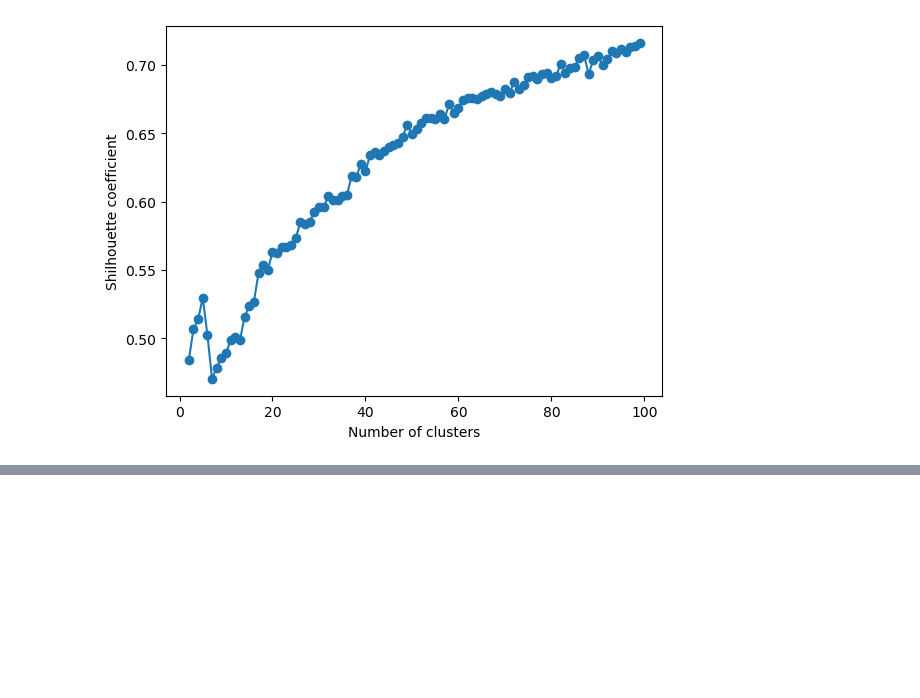
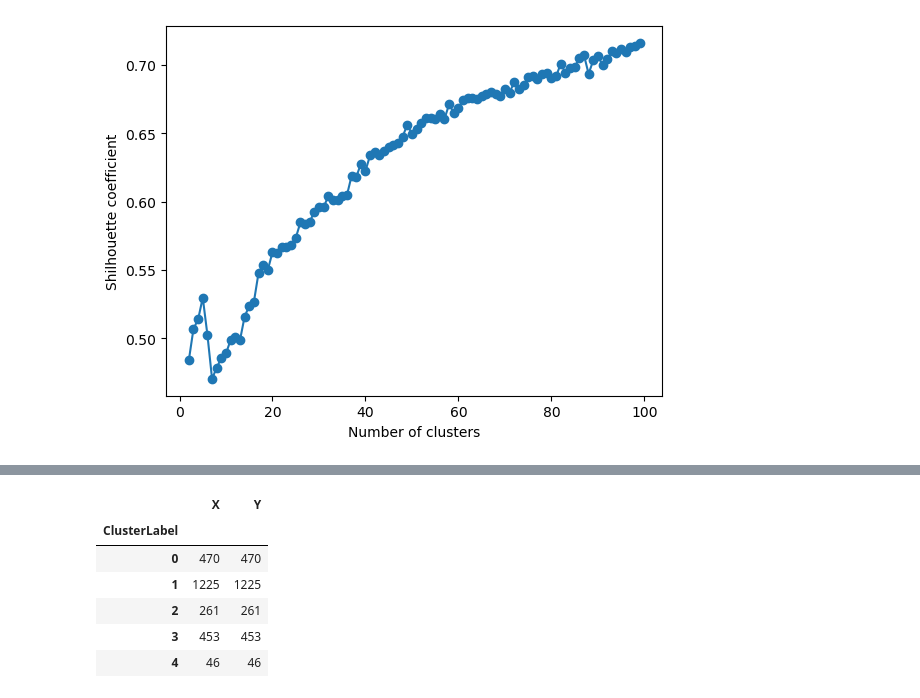
Before and after one commit to hurontrara/hufs-ml-mlserver, a Jupyter notebook: word2vec.ipynb, the cells around one changed output, grey strips where cells are left out. Drawn from its saved outputs; the diff is of its cells as text; code cells hidden in the pictures; blank space fills up the shorter version.

```diff
--- a/word2vec.ipynb
+++ b/word2vec.ipynb
@@ -438,0 +457,10 @@ See the caveats in the documentation: https://pandas.pydata.org/pandas-docs/stab
+# %%
+PCA_final.groupby('ClusterLabel').count()
+# %% [output]
+|  | X | Y |
+| ClusterLabel |  |  |
+| 0 | 470 | 470 |
+| 1 | 1225 | 1225 |
+| 2 | 261 | 261 |
+| 3 | 453 | 453 |
+| 4 | 46 | 46 |
```
Also changed, not shown: parts of 9 cells of this notebook.
